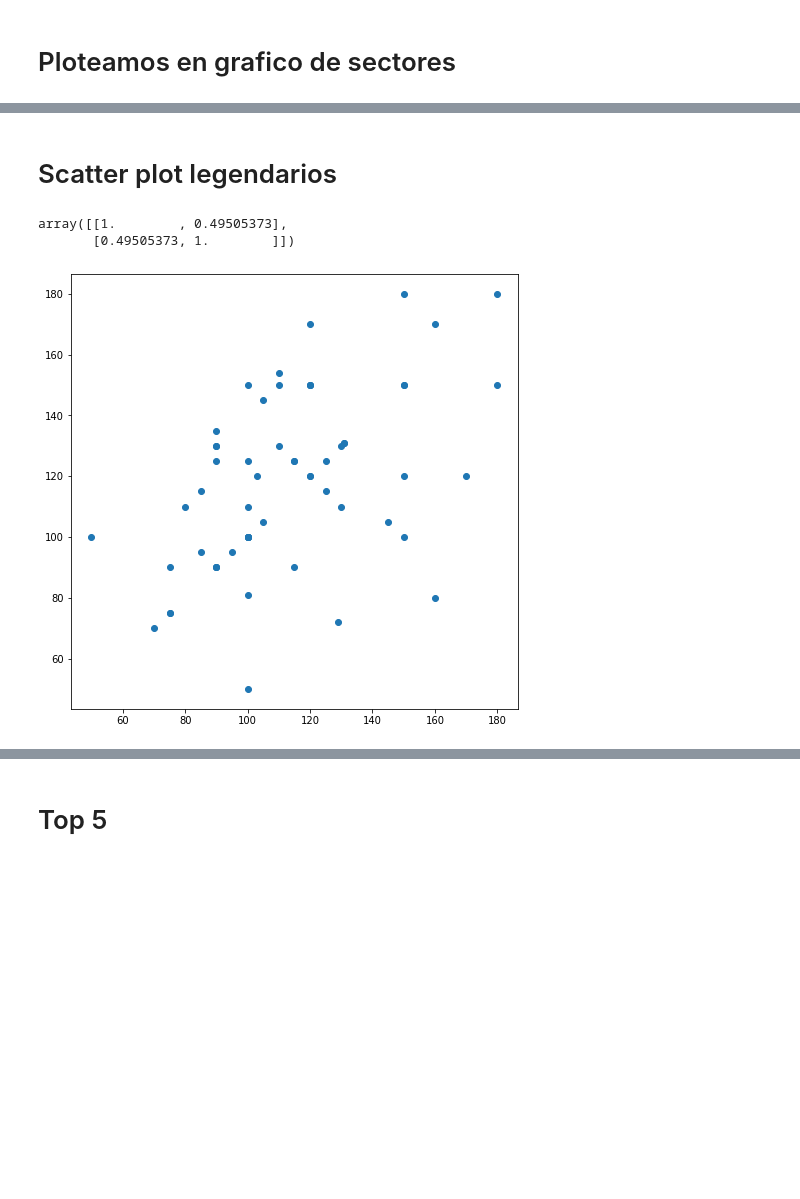
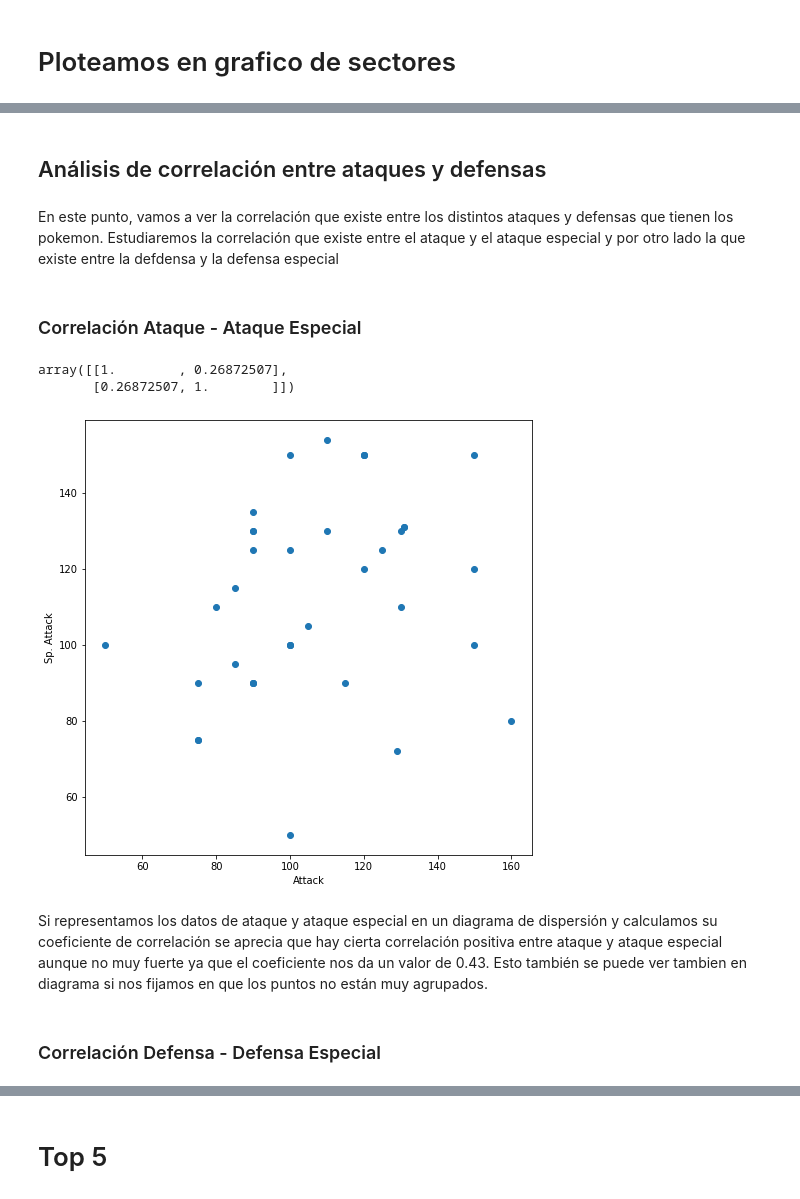
Before and after one commit to frosill/EDEM_22_23, a Jupyter notebook: 02_ANALISIS_Y_APRENDIZAJE_AUTOMATICO/python_statistics/Pokemon.ipynb, the cells around one changed output, grey strips where cells are left out. Cells and saved outputs as stored; diff of their text form; code cells hidden in the pictures; blank space fills up the shorter version.

```diff
--- a/02_ANALISIS_Y_APRENDIZAJE_AUTOMATICO/python_statistics/Pokemon.ipynb
+++ b/02_ANALISIS_Y_APRENDIZAJE_AUTOMATICO/python_statistics/Pokemon.ipynb
@@ -36,7 +38,10 @@ pokemon_df
 # %%
-pokemon_df.drop(pokemon_df[pokemon_df['Name'].str.contains('Mega')].index, inplace=True)
+blacklist = ['Mega', 'Black', 'Primal', 'White', 'Hoopa', 'Forme', 'Size']
 
-pokemon_df['Total'] = pokemon_df.iloc[:,4:9].sum(axis=1)
+for i in blacklist:
+  pokemon_df = pokemon_df.drop(pokemon_df[pokemon_df['Name'].str.contains(i)].index) # Quitamos pokemon con "Mega" en su nombre
+
+pokemon_df['Total'] = pokemon_df.iloc[:,4:9].sum(axis=1) # Sumamos la puntuació de todos los atributos para calcular el tottal
 
 pokemon_df
 # %% [output]
@@ -141,14 +138,25 @@ legendary_df.boxplot(column=["Attack","Defense","Sp. Atk","Sp. Def","Speed"])
-# %% [markdown]
-# Scatter plot legendarios
+# %% [markdown]
+## Análisis de correlación entre ataques y defensas
+# %% [markdown]
+En este punto, vamos a ver la correlación que existe entre los distintos ataques y defensas que tienen los pokemon. Estudiaremos la correlación que existe entre el ataque y el ataque especial y por otro lado la que existe entre la defdensa y la defensa especial
+# %% [markdown]
+### Correlación Ataque - Ataque Especial
 # %%
 plt.figure(figsize=(8,8))
 
 plt.scatter(legendary_df["Attack"],legendary_df["Sp. Atk"])
-corrcoef(legendary_df["Attack"],legendary_df["Sp. Atk"])
+plt.xlabel("Attack")
+plt.ylabel("Sp. Attack")
+
+corrcoef(legendary_df["Attack"],legendary_df["Sp. Atk"]) # Calculo de la matriz de correlación
 # %% [output]
-array([[1.        , 0.49505373],
-       [0.49505373, 1.        ]])
+array([[1.        , 0.26872507],
+       [0.26872507, 1.        ]])
-[figure, old version]
+[figure, new version]
+# %% [markdown]
+Si representamos los datos de ataque y ataque especial en un diagrama de dispersión y calculamos su coeficiente de correlación se aprecia que hay cierta correlación positiva entre ataque y ataque especial aunque no muy fuerte ya que el coeficiente nos da un valor de 0.43. Esto también se puede ver tambien en diagrama si nos fijamos en que los puntos no están muy agrupados.
+# %% [markdown]
+### Correlación Defensa - Defensa Especial
 # %%
 plt.figure(figsize=(8,8))
 
```
Also changed, not shown: parts of 74 cells of this notebook.
